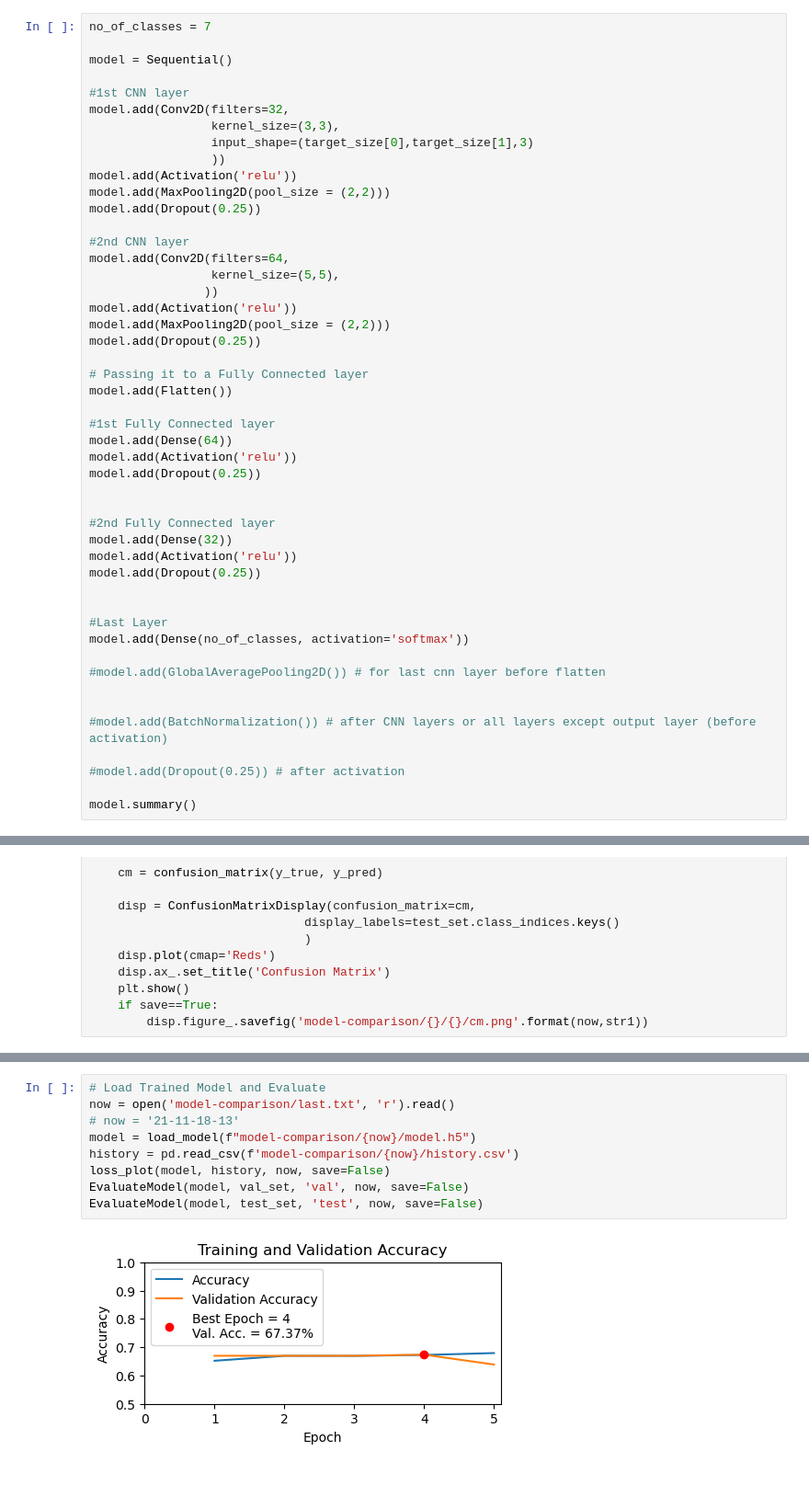
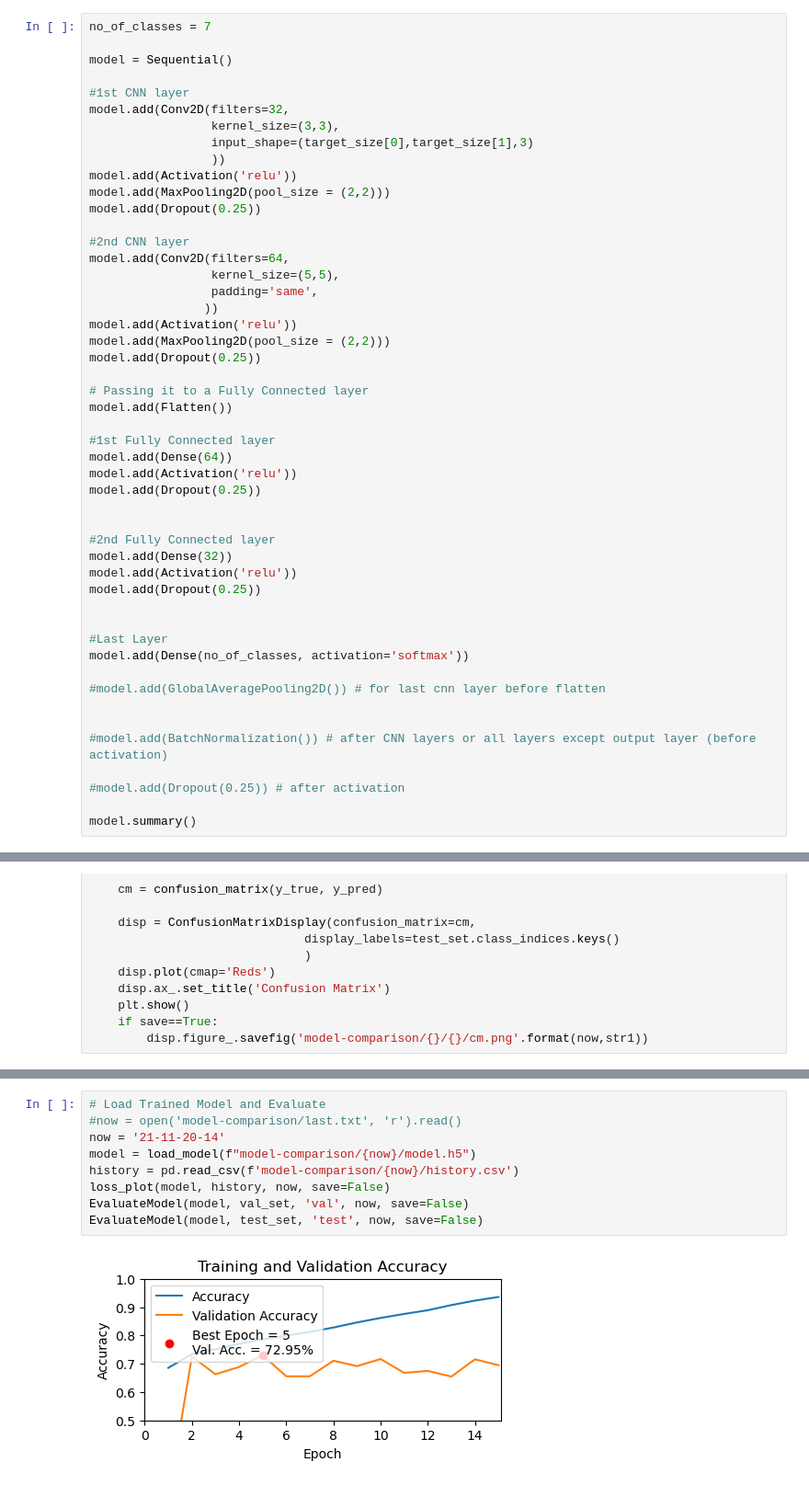
Before and after one commit to mehmetbayik/Skin-Cancer-Prediction-Deep-Learning, a Jupyter notebook: skin-cancer-cnn.ipynb, the cells around one changed output, grey strips where cells are left out. Shown: that part at 92% size. Drawn from its saved outputs; the diff is of its cells as text.

```diff
--- a/skin-cancer-cnn.ipynb
+++ b/skin-cancer-cnn.ipynb
@@ -257,6 +257,7 @@ model.add(Dropout(0.25))
 #2nd CNN layer
 model.add(Conv2D(filters=64,
                  kernel_size=(5,5),
+                 padding='same',
                 ))
 model.add(Activation('relu'))
 model.add(MaxPooling2D(pool_size = (2,2)))
@@ -424,12 +439,12 @@ KeyboardInterrupt:
 # %%
 # Load Trained Model and Evaluate
-now = open('model-comparison/last.txt', 'r').read()
-# now = '21-11-18-13'
+#now = open('model-comparison/last.txt', 'r').read()
+now = '21-11-20-14'
 model = load_model(f"model-comparison/{now}/model.h5")
 history = pd.read_csv(f'model-comparison/{now}/history.csv')
 loss_plot(model, history, now, save=False)
 EvaluateModel(model, val_set, 'val', now, save=False)
 EvaluateModel(model, test_set, 'test', now, save=False)
 # %% [output]
-[figure, old version]
+[figure, new version]
  PREDICTING LABELS OF TEST IMAGES
```
Also changed, not shown: parts of 5 cells of this notebook, 10 other files.
